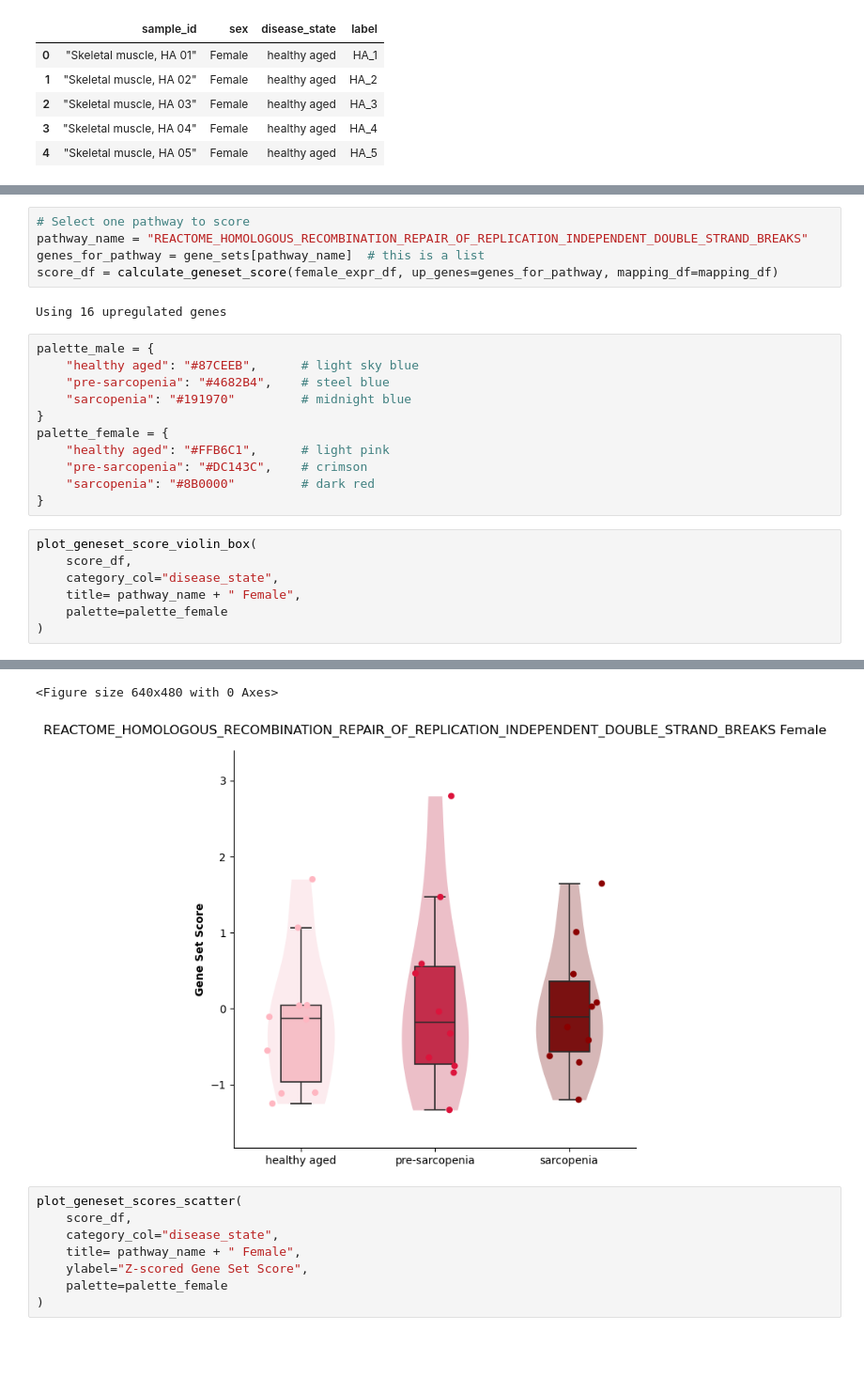
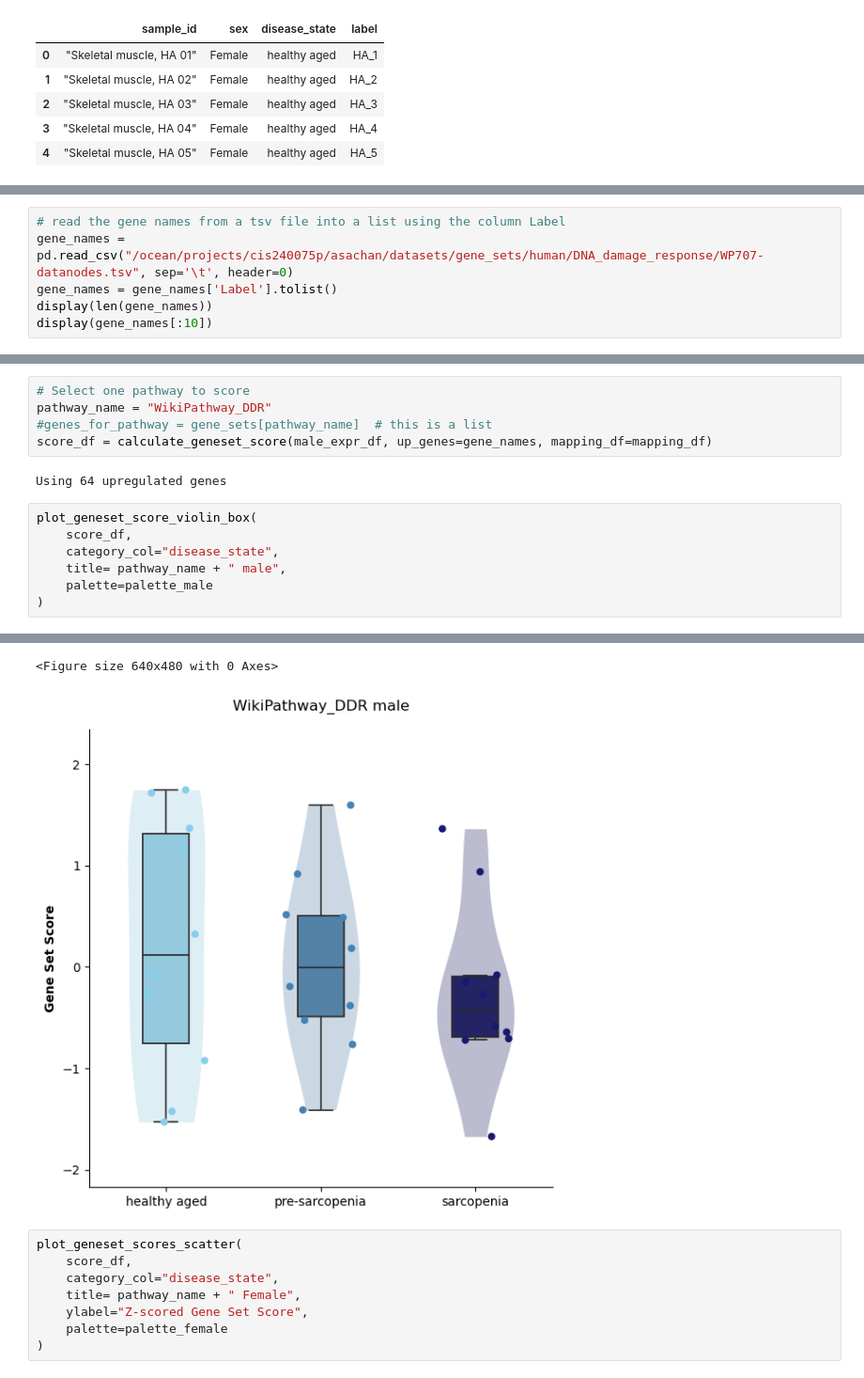
Before and after one commit to akanksha-sachan/ERCC1_iPSC_analysis, a Jupyter notebook: skm_sarcopenia_human/data.ipynb, the cells around one changed output, grey strips where cells are left out. Shown at 94% size. Saved outputs shown, nothing was run; the diff lists cells and outputs as text; blank space fills up the shorter version.

```diff
--- a/skm_sarcopenia_human/data.ipynb
+++ b/skm_sarcopenia_human/data.ipynb
@@ -59,0 +53,6 @@ for file in os.listdir(dna_repair_gene_sets_folder):
+# %%
+# read the gene names from a tsv file into a list using the column Label
+gene_names = pd.read_csv("/ocean/projects/cis240075p/asachan/datasets/gene_sets/human/DNA_damage_response/WP707-datanodes.tsv", sep='\t', header=0)
+gene_names = gene_names['Label'].tolist()
+display(len(gene_names))
+display(gene_names[:10])
@@ -60,42 +71,31 @@ for file in os.listdir(dna_repair_gene_sets_folder):
 # %%
 # Select one pathway to score
-pathway_name = "REACTOME_HOMOLOGOUS_RECOMBINATION_REPAIR_OF_REPLICATION_INDEPENDENT_DOUBLE_STRAND_BREAKS"
-genes_for_pathway = gene_sets[pathway_name]  # this is a list
-score_df = calculate_geneset_score(female_expr_df, up_genes=genes_for_pathway, mapping_df=mapping_df)
+pathway_name = "WikiPathway_DDR"
+#genes_for_pathway = gene_sets[pathway_name]  # this is a list
+score_df = calculate_geneset_score(male_expr_df, up_genes=gene_names, mapping_df=mapping_df)
 # %% [output]
-Using 16 upregulated genes
+Using 64 upregulated genes
-# %%
-palette_male = {
-    "healthy aged": "#87CEEB",      # light sky blue
-    "pre-sarcopenia": "#4682B4",    # steel blue
-    "sarcopenia": "#191970"         # midnight blue
-}
-palette_female = {
-    "healthy aged": "#FFB6C1",      # light pink
-    "pre-sarcopenia": "#DC143C",    # crimson
-    "sarcopenia": "#8B0000"         # dark red
-}
 # %%
 plot_geneset_score_violin_box(
     score_df,
     category_col="disease_state",
-    title= pathway_name + " Female",
-    palette=palette_female
+    title= pathway_name + " male",
+    palette=palette_male
 )
 # %% [output]
 Passing `palette` without assigning `hue` is deprecated and will be removed in v0.14.0. Assign the `x` variable to `hue` and set `legend=False` for the same effect.
 
   sns.violinplot(
 
 Passing `palette` without assigning `hue` is deprecated and will be removed in v0.14.0. Assign the `x` variable to `hue` and set `legend=False` for the same effect.
 
   sns.boxplot(
 
 Passing `palette` without assigning `hue` is deprecated and will be removed in v0.14.0. Assign the `x` variable to `hue` and set `legend=False` for the same effect.
 
   sns.stripplot(
 <Figure size 640x480 with 0 Axes>
-[figure, old version]
+[figure, new version]
 # %%
 plot_geneset_scores_scatter(
     score_df,
```
Also changed, not shown: parts of 3 cells of this notebook, 2 other files.
